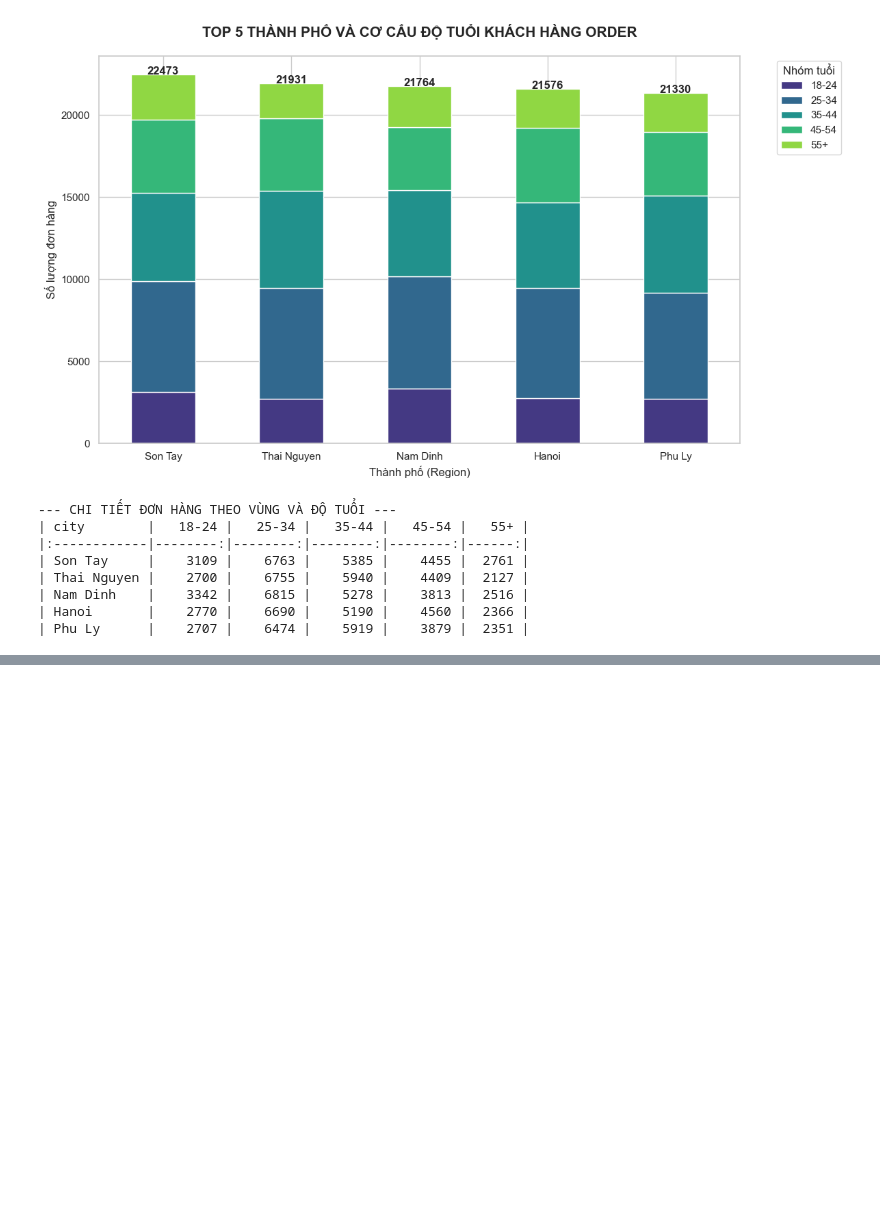
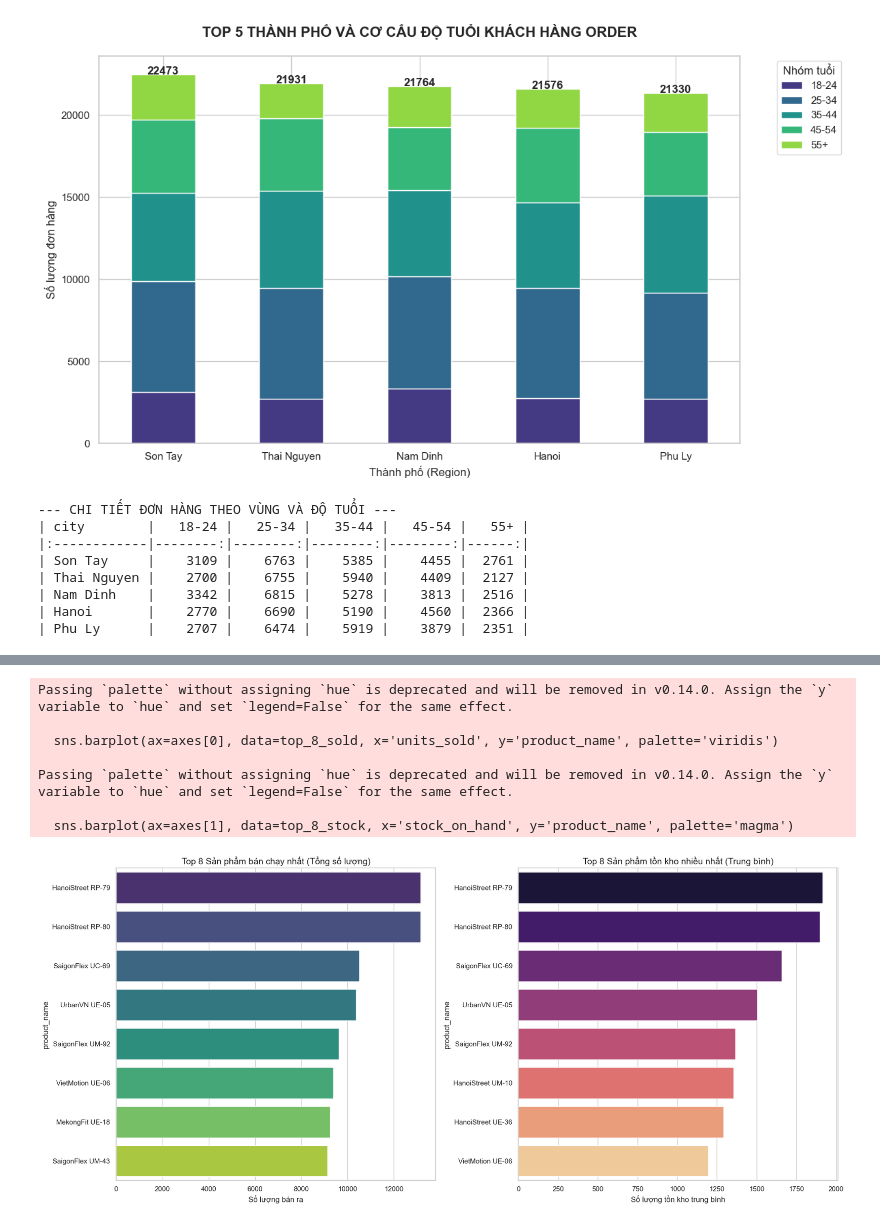
Before and after one commit to lamducanhkhoarubik-spec/Datathon_UITUT, a Jupyter notebook: code/eda/descriptive.ipynb, the cells around one changed output, grey strips where cells are left out. Saved outputs shown, nothing was run; the diff lists cells and outputs as text; code cells hidden in the pictures; blank space fills up the shorter version.

```diff
--- a/code/eda/descriptive.ipynb
+++ b/code/eda/descriptive.ipynb
@@ -485,0 +516,38 @@ print(df_pivot.to_markdown())
+# %%
+# Tính tổng lượng bán (units_sold) và trung bình tồn kho (stock_on_hand) theo product_id
+agg_df = df_inventory.groupby('product_id').agg({
+    'units_sold': 'sum',
+    'stock_on_hand': 'mean'
+}).reset_index()
+
+# 3. Merge với bảng productid để lấy product_name cho dễ đọc
+final_df = pd.merge(agg_df, df_products[['product_id', 'product_name']], on='product_id')
+
+# 4. Lấy Top 8
+top_8_sold = final_df.sort_values('units_sold', ascending=False).head(8)
+top_8_stock = final_df.sort_values('stock_on_hand', ascending=False).head(8)
+
+# 5. Vẽ Chart
+fig, axes = plt.subplots(1, 2, figsize=(18, 8))
+
+# Chart 1: Top 8 Bán ra
+sns.barplot(ax=axes[0], data=top_8_sold, x='units_sold', y='product_name', palette='viridis')
+axes[0].set_title('Top 8 Sản phẩm bán chạy nhất (Tổng số lượng)', fontsize=14)
+axes[0].set_xlabel('Số lượng bán ra')
+
+# Chart 2: Top 8 Tồn kho
+sns.barplot(ax=axes[1], data=top_8_stock, x='stock_on_hand', y='product_name', palette='magma')
+axes[1].set_title('Top 8 Sản phẩm tồn kho nhiều nhất (Trung bình)', fontsize=14)
+axes[1].set_xlabel('Số lượng tồn kho trung bình')
+
+plt.tight_layout()
+plt.show()
+# %% [output]
+Passing `palette` without assigning `hue` is deprecated and will be removed in v0.14.0. Assign the `y` variable to `hue` and set `legend=False` for the same effect.
+
+  sns.barplot(ax=axes[0], data=top_8_sold, x='units_sold', y='product_name', palette='viridis')
+
+Passing `palette` without assigning `hue` is deprecated and will be removed in v0.14.0. Assign the `y` variable to `hue` and set `legend=False` for the same effect.
+
+  sns.barplot(ax=axes[1], data=top_8_stock, x='stock_on_hand', y='product_name', palette='magma')
+[figure, added]
```
Also changed, not shown: parts of 5 cells of this notebook, 7 other files.
